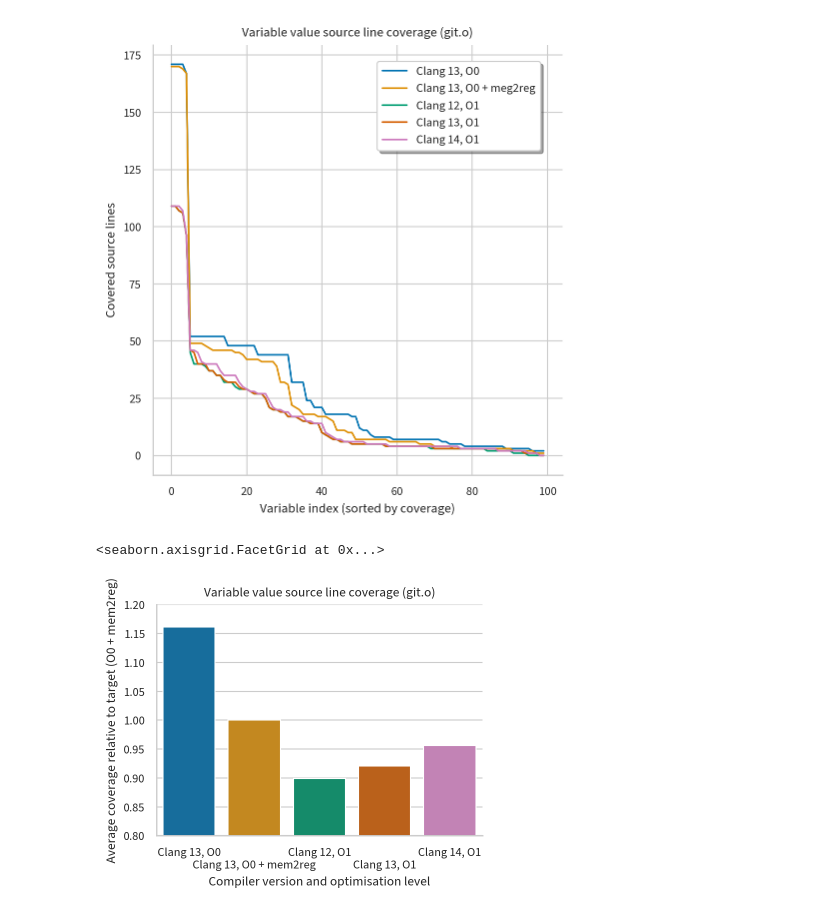
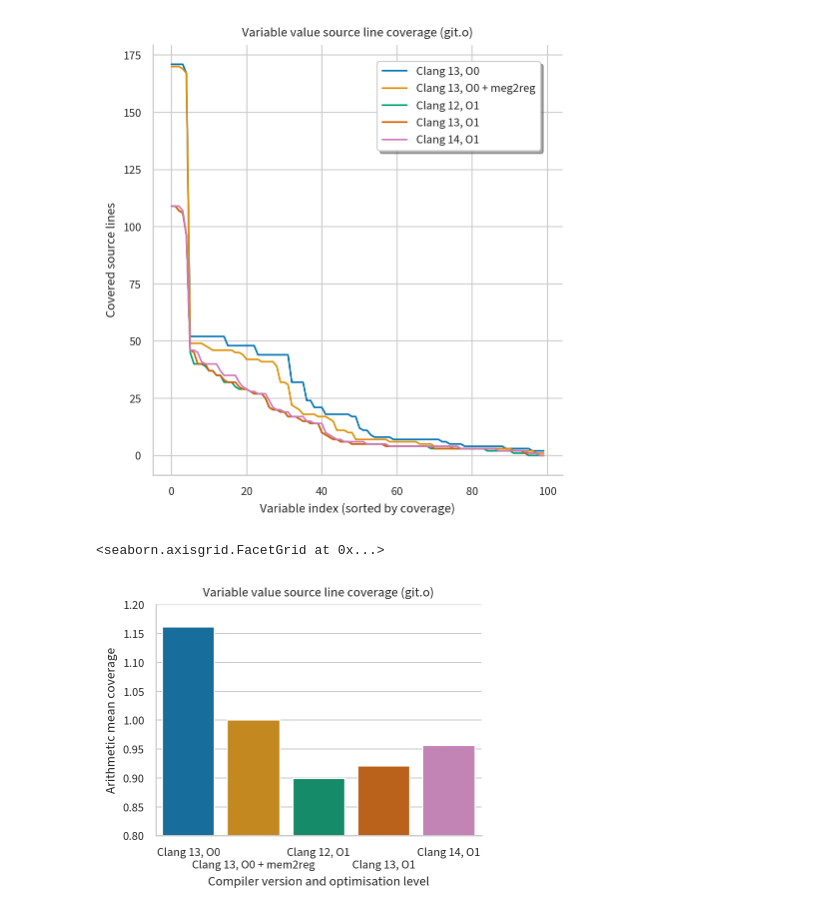
Before and after one commit to jryans/debug-info-metrics-artifact, a Jupyter notebook: data/git/file/git.o.ipynb, the cells around one changed output. Saved outputs shown, nothing was run; the diff lists cells and outputs as text; code cells hidden in the pictures.

```diff
--- a/data/git/file/git.o.ipynb
+++ b/data/git/file/git.o.ipynb
@@ -117,20 +117,20 @@ g.set(
 # %%
 df=pd.read_csv("git.o-average.csv")
 g = sns.catplot(
   df,
   x="Variant",
   y="Average Coverage",
   kind="bar",
   height=3.0,
   aspect=4 / 3,
 )
 g.set(
   title="Variable value source line coverage (git.o)",
   xlabel="Compiler version and optimisation level",
   xticklabels=["\n"*(i%2) + l for i,l in enumerate(df["Variant"])],
-  ylabel="Average coverage relative to target (O0 + mem2reg)",
+  ylabel="Arithmetic mean coverage",
   ybound=(0.8, 1.2),
 )
 # %% [output]
 <seaborn.axisgrid.FacetGrid at 0x...>
-[figure, old version]
+[figure, new version]
```
Also changed, not shown: 2 other files.
